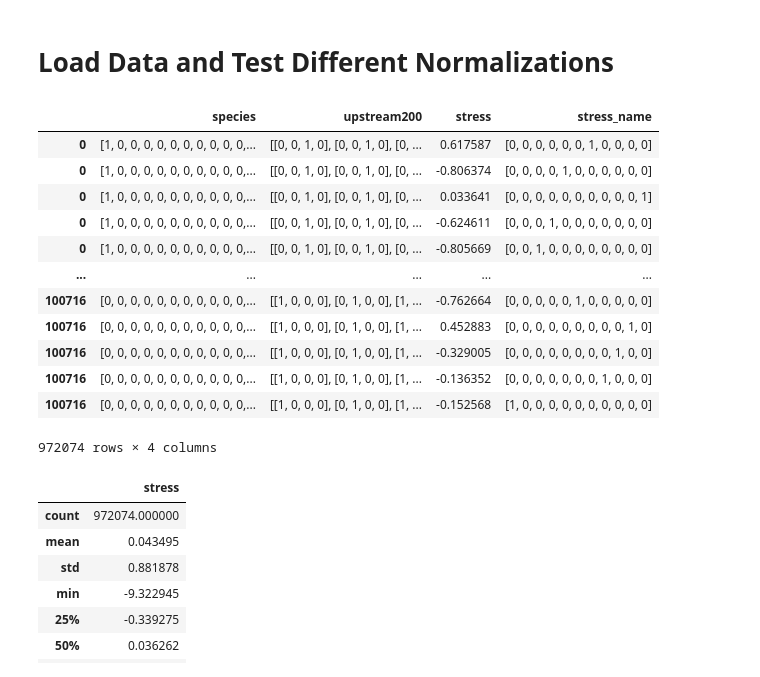
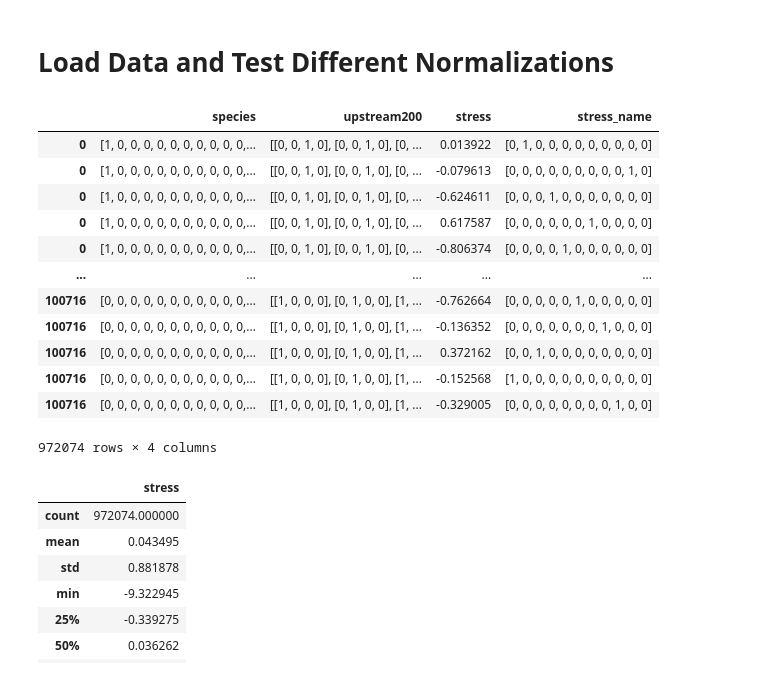
Before and after one commit to memetc/ML4RG_Group1, a Jupyter notebook: notebooks/model_development.ipynb, the cells around one changed output. Saved outputs shown, nothing was run; the diff lists cells and outputs as text; code cells hidden in the pictures.

```diff
--- a/notebooks/model_development.ipynb
+++ b/notebooks/model_development.ipynb
@@ -46,20 +47,20 @@ if os.path.exists(processed_data_path):
 else:
    data_df = get_processed_data(project_root)
 # %%
-data_df
+data_df.head()
 # %% [output]
 |  | species | upstream200 | stress | stress_name |
+| 0 | [1, 0, 0, 0, 0, 0, 0, 0, 0, 0, 0,... | [[0, 0, 1, 0], [0, 0, 1, 0], [0, ... | 0.013922 | [0, 1, 0, 0, 0, 0, 0, 0, 0, 0, 0] |
+| 0 | [1, 0, 0, 0, 0, 0, 0, 0, 0, 0, 0,... | [[0, 0, 1, 0], [0, 0, 1, 0], [0, ... | -0.079613 | [0, 0, 0, 0, 0, 0, 0, 0, 0, 1, 0] |
+| 0 | [1, 0, 0, 0, 0, 0, 0, 0, 0, 0, 0,... | [[0, 0, 1, 0], [0, 0, 1, 0], [0, ... | -0.624611 | [0, 0, 0, 1, 0, 0, 0, 0, 0, 0, 0] |
 | 0 | [1, 0, 0, 0, 0, 0, 0, 0, 0, 0, 0,... | [[0, 0, 1, 0], [0, 0, 1, 0], [0, ... | 0.617587 | [0, 0, 0, 0, 0, 0, 1, 0, 0, 0, 0] |
 | 0 | [1, 0, 0, 0, 0, 0, 0, 0, 0, 0, 0,... | [[0, 0, 1, 0], [0, 0, 1, 0], [0, ... | -0.806374 | [0, 0, 0, 0, 1, 0, 0, 0, 0, 0, 0] |
-| 0 | [1, 0, 0, 0, 0, 0, 0, 0, 0, 0, 0,... | [[0, 0, 1, 0], [0, 0, 1, 0], [0, ... | 0.033641 | [0, 0, 0, 0, 0, 0, 0, 0, 0, 0, 1] |
-| 0 | [1, 0, 0, 0, 0, 0, 0, 0, 0, 0, 0,... | [[0, 0, 1, 0], [0, 0, 1, 0], [0, ... | -0.624611 | [0, 0, 0, 1, 0, 0, 0, 0, 0, 0, 0] |
-| 0 | [1, 0, 0, 0, 0, 0, 0, 0, 0, 0, 0,... | [[0, 0, 1, 0], [0, 0, 1, 0], [0, ... | -0.805669 | [0, 0, 1, 0, 0, 0, 0, 0, 0, 0, 0] |
 | ... | ... | ... | ... | ... |
 | 100716 | [0, 0, 0, 0, 0, 0, 0, 0, 0, 0, 0,... | [[1, 0, 0, 0], [0, 1, 0, 0], [1, ... | -0.762664 | [0, 0, 0, 0, 0, 1, 0, 0, 0, 0, 0] |
-| 100716 | [0, 0, 0, 0, 0, 0, 0, 0, 0, 0, 0,... | [[1, 0, 0, 0], [0, 1, 0, 0], [1, ... | 0.452883 | [0, 0, 0, 0, 0, 0, 0, 0, 0, 1, 0] |
+| 100716 | [0, 0, 0, 0, 0, 0, 0, 0, 0, 0, 0,... | [[1, 0, 0, 0], [0, 1, 0, 0], [1, ... | -0.136352 | [0, 0, 0, 0, 0, 0, 0, 1, 0, 0, 0] |
+| 100716 | [0, 0, 0, 0, 0, 0, 0, 0, 0, 0, 0,... | [[1, 0, 0, 0], [0, 1, 0, 0], [1, ... | 0.372162 | [0, 0, 1, 0, 0, 0, 0, 0, 0, 0, 0] |
+| 100716 | [0, 0, 0, 0, 0, 0, 0, 0, 0, 0, 0,... | [[1, 0, 0, 0], [0, 1, 0, 0], [1, ... | -0.152568 | [1, 0, 0, 0, 0, 0, 0, 0, 0, 0, 0] |
 | 100716 | [0, 0, 0, 0, 0, 0, 0, 0, 0, 0, 0,... | [[1, 0, 0, 0], [0, 1, 0, 0], [1, ... | -0.329005 | [0, 0, 0, 0, 0, 0, 0, 0, 1, 0, 0] |
-| 100716 | [0, 0, 0, 0, 0, 0, 0, 0, 0, 0, 0,... | [[1, 0, 0, 0], [0, 1, 0, 0], [1, ... | -0.136352 | [0, 0, 0, 0, 0, 0, 0, 1, 0, 0, 0] |
-| 100716 | [0, 0, 0, 0, 0, 0, 0, 0, 0, 0, 0,... | [[1, 0, 0, 0], [0, 1, 0, 0], [1, ... | -0.152568 | [1, 0, 0, 0, 0, 0, 0, 0, 0, 0, 0] |
 972074 rows × 4 columns
 # %%
 data_df.describe()
```
Also changed, not shown: parts of 18 cells of this notebook, 4 other files.
